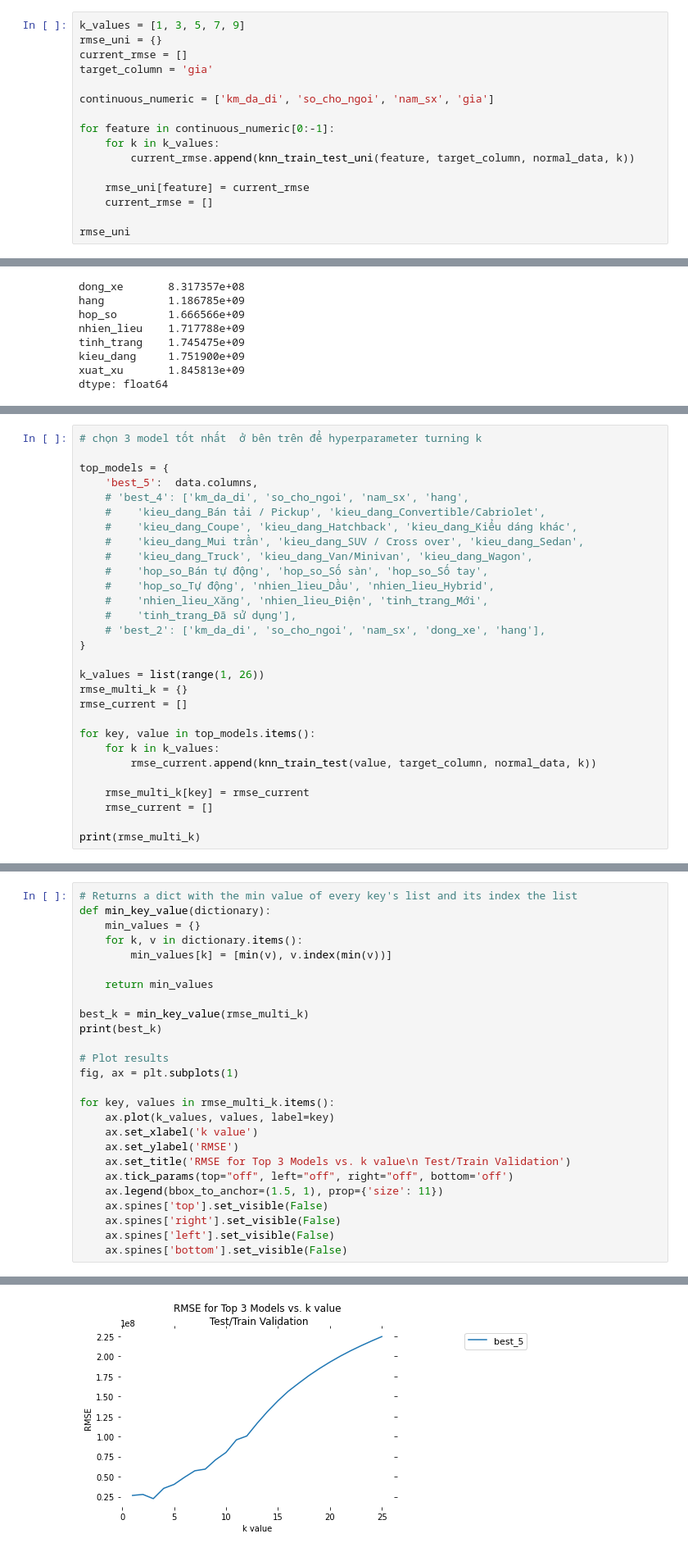
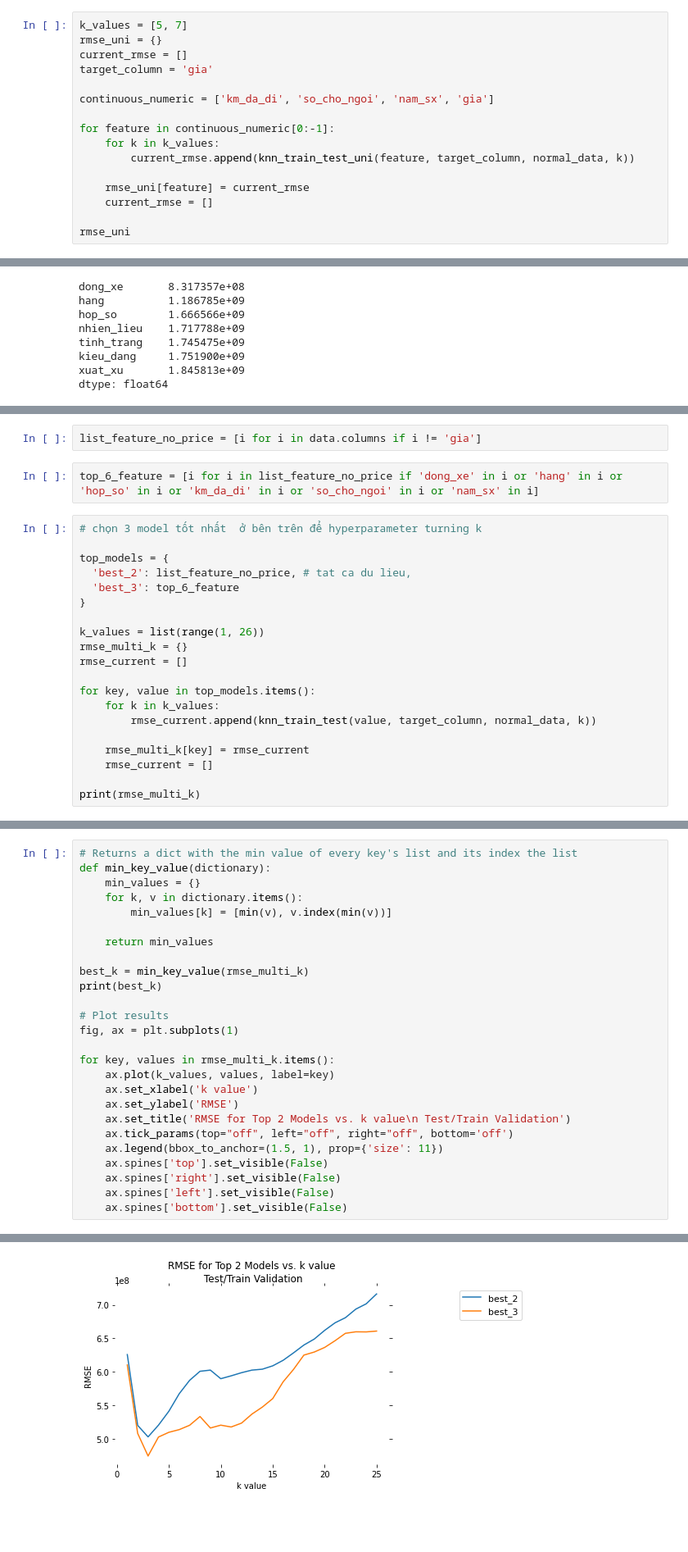
Before and after one commit to ghuioio/KHDL_IT4930, a Jupyter notebook: model/predict_car_prices_use_knn.ipynb, the cells around one changed output, grey strips where cells are left out. Shown at 82% size. Saved outputs shown, nothing was run; the diff lists cells and outputs as text; blank space fills up the shorter version.

Commit message:
change
RMSE: tốt nhất 474,298,543.14 k=2

```diff
--- a/model/predict_car_prices_use_knn.ipynb
+++ b/model/predict_car_prices_use_knn.ipynb
@@ -143,7 +143,7 @@ def knn_train_test_uni(feature, target_column, df, k):
 
     return rmse
 # %%
-k_values = [1, 3, 5, 7, 9]
+k_values = [5, 7]
 rmse_uni = {}
 current_rmse = []
 target_column = 'gia'
@@ -315,18 +277,13 @@ dtype: float64
+# %%
+list_feature_no_price = [i for i in data.columns if i != 'gia']
+# %%
+top_6_feature = [i for i in list_feature_no_price if 'dong_xe' in i or 'hang' in i or 'hop_so' in i or 'km_da_di' in i or 'so_cho_ngoi' in i or 'nam_sx' in i]
 # %%
 # chọn 3 model tốt nhất  ở bên trên để hyperparameter turning k
 
 top_models = {
-    'best_5':  data.columns,
-    # 'best_4': ['km_da_di', 'so_cho_ngoi', 'nam_sx', 'hang',
-    #    'kieu_dang_Bán tải / Pickup', 'kieu_dang_Convertible/Cabriolet',
-    #    'kieu_dang_Coupe', 'kieu_dang_Hatchback', 'kieu_dang_Kiểu dáng khác',
-    #    'kieu_dang_Mui trần', 'kieu_dang_SUV / Cross over', 'kieu_dang_Sedan',
-    #    'kieu_dang_Truck', 'kieu_dang_Van/Minivan', 'kieu_dang_Wagon',
-    #    'hop_so_Bán tự động', 'hop_so_Số sàn', 'hop_so_Số tay',
-    #    'hop_so_Tự động', 'nhien_lieu_Dầu', 'nhien_lieu_Hybrid',
-    #    'nhien_lieu_Xăng', 'nhien_lieu_Điện', 'tinh_trang_Mới',
-    #    'tinh_trang_Đã sử dụng'],
-    # 'best_2': ['km_da_di', 'so_cho_ngoi', 'nam_sx', 'dong_xe', 'hang'],
+  'best_2': list_feature_no_price, # tat ca du lieu,
+  'best_3': top_6_feature
 }
 
 k_values = list(range(1, 26))
@@ -362,7 +319,7 @@ for key, values in rmse_multi_k.items():
     ax.plot(k_values, values, label=key)
     ax.set_xlabel('k value')
     ax.set_ylabel('RMSE')
-    ax.set_title('RMSE for Top 3 Models vs. k value\n Test/Train Validation')
+    ax.set_title('RMSE for Top 2 Models vs. k value\n Test/Train Validation')
     ax.tick_params(top="off", left="off", right="off", bottom='off')
     ax.legend(bbox_to_anchor=(1.5, 1), prop={'size': 11})
     ax.spines['top'].set_visible(False)
@@ -374 +331 @@ for key, values in rmse_multi_k.items():
-[figure, old version]
+[figure, new version]
```
Also changed, not shown: parts of 8 cells of this notebook.
